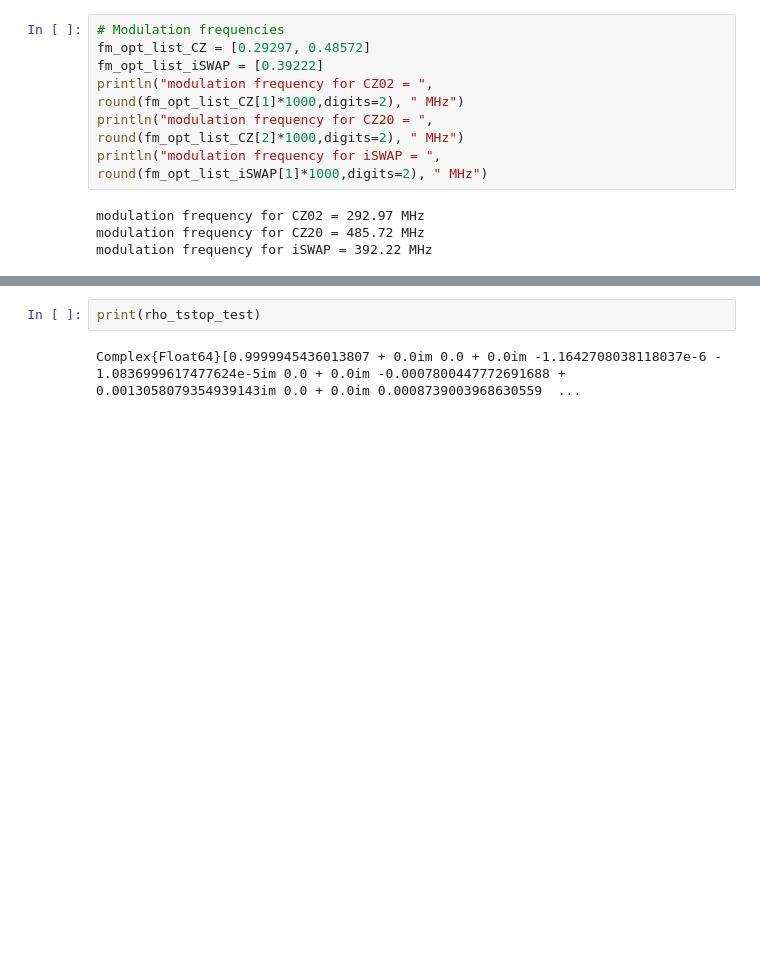
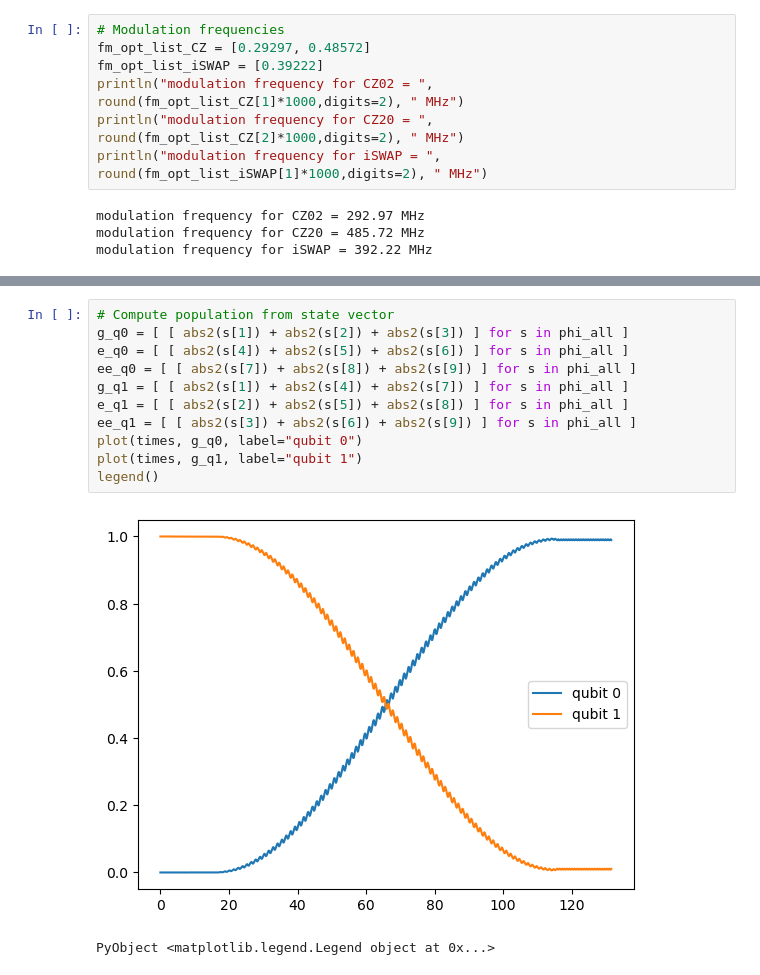
Before and after one commit to LLNL/quandary, a Jupyter notebook: RigettiMatching/test.ipynb, the cells around one changed output, grey strips where cells are left out. Saved outputs shown, nothing was run; the diff lists cells and outputs as text; blank space fills up the shorter version.

```diff
--- a/RigettiMatching/test.ipynb
+++ b/RigettiMatching/test.ipynb
@@ -133,4 +152,14 @@ rho_tstop_test = me_state(cqs, times, rhoin)[end];
-# %%
-print(rho_tstop_test)
-# %% [output]
-Complex{Float64}[0.9999945436013807 + 0.0im 0.0 + 0.0im -1.1642708038118037e-6 - 1.0836999617477624e-5im 0.0 + 0.0im -0.0007800447772691688 + 0.0013058079354939143im 0.0 + 0.0im 0.0008739003968630559  ...
+# %%
+# Compute population from state vector
+g_q0 = [ [ abs2(s[1]) + abs2(s[2]) + abs2(s[3]) ] for s in phi_all ]
+e_q0 = [ [ abs2(s[4]) + abs2(s[5]) + abs2(s[6]) ] for s in phi_all ]
+ee_q0 = [ [ abs2(s[7]) + abs2(s[8]) + abs2(s[9]) ] for s in phi_all ]
+g_q1 = [ [ abs2(s[1]) + abs2(s[4]) + abs2(s[7]) ] for s in phi_all ]
+e_q1 = [ [ abs2(s[2]) + abs2(s[5]) + abs2(s[8]) ] for s in phi_all ]
+ee_q1 = [ [ abs2(s[3]) + abs2(s[6]) + abs2(s[9]) ] for s in phi_all ]
+plot(times, g_q0, label="qubit 0")
+plot(times, g_q1, label="qubit 1")
+legend()
+# %% [output]
+[figure, added]
+PyObject <matplotlib.legend.Legend object at 0x...>
```
Also changed, not shown: parts of 11 cells of this notebook, 2 other files.
